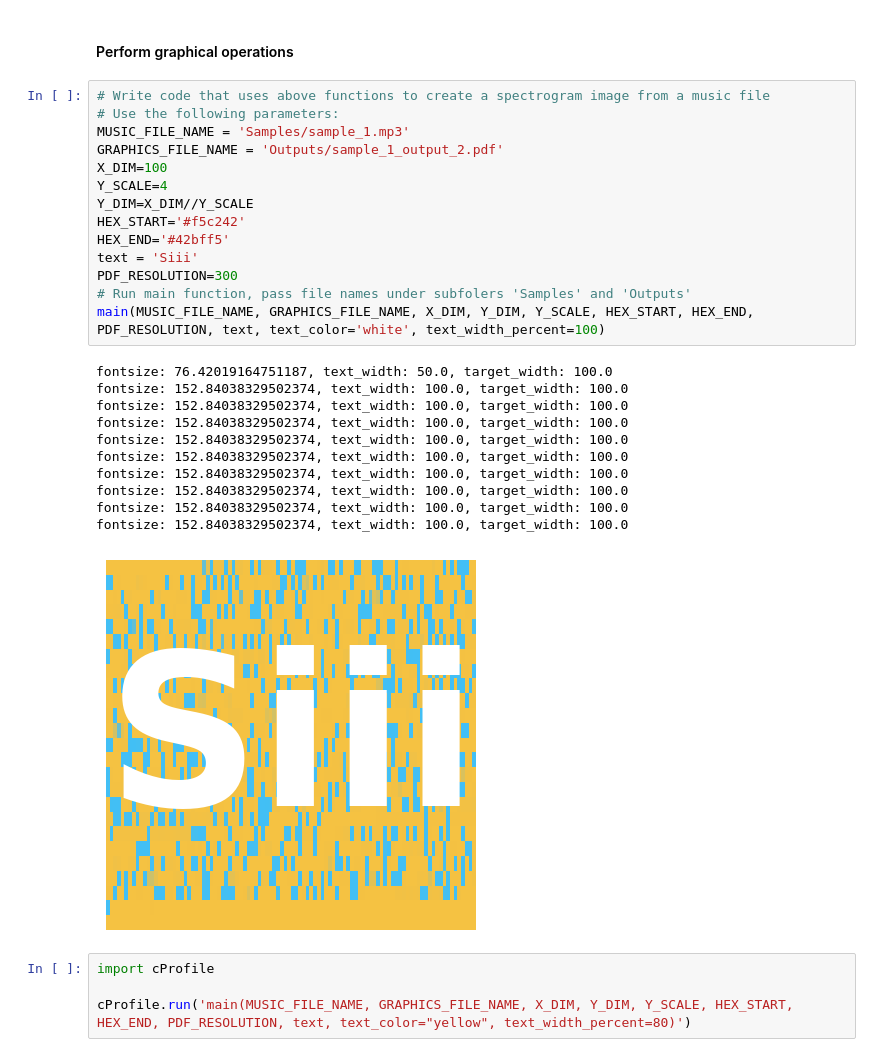
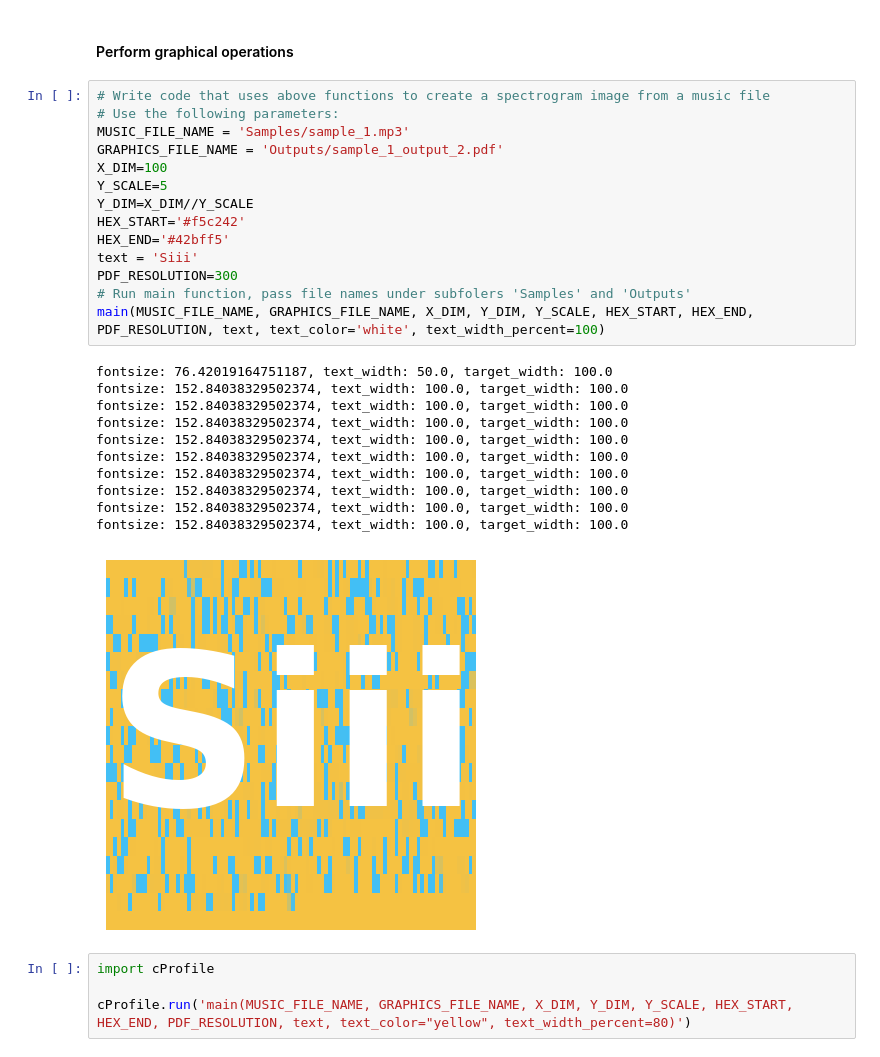
Before and after one commit to lionnus/SpectraStitch, a Jupyter notebook: SpectraStitch-Playground.ipynb, the cells around one changed output. Saved outputs shown, nothing was run; the diff lists cells and outputs as text.

```diff
--- a/SpectraStitch-Playground.ipynb
+++ b/SpectraStitch-Playground.ipynb
@@ -156,29 +156,29 @@ def main(MUSIC_FILE_NAME, GRAPHICS_FILE_NAME, X_DIM, Y_DIM, Y_SCALE, HEX_START,
 # %%
 # Write code that uses above functions to create a spectrogram image from a music file
 # Use the following parameters:
 MUSIC_FILE_NAME = 'Samples/sample_1.mp3'
 GRAPHICS_FILE_NAME = 'Outputs/sample_1_output_2.pdf'
 X_DIM=100
-Y_SCALE=4
+Y_SCALE=5
 Y_DIM=X_DIM//Y_SCALE
 HEX_START='#f5c242'
 HEX_END='#42bff5'
 text = 'Siii'
 PDF_RESOLUTION=300
 # Run main function, pass file names under subfolers 'Samples' and 'Outputs'
 main(MUSIC_FILE_NAME, GRAPHICS_FILE_NAME, X_DIM, Y_DIM, Y_SCALE, HEX_START, HEX_END, PDF_RESOLUTION, text, text_color='white', text_width_percent=100)
 # %% [output]
 fontsize: 76.42019164751187, text_width: 50.0, target_width: 100.0
 fontsize: 152.84038329502374, text_width: 100.0, target_width: 100.0
 fontsize: 152.84038329502374, text_width: 100.0, target_width: 100.0
 fontsize: 152.84038329502374, text_width: 100.0, target_width: 100.0
 fontsize: 152.84038329502374, text_width: 100.0, target_width: 100.0
 fontsize: 152.84038329502374, text_width: 100.0, target_width: 100.0
 fontsize: 152.84038329502374, text_width: 100.0, target_width: 100.0
 fontsize: 152.84038329502374, text_width: 100.0, target_width: 100.0
 fontsize: 152.84038329502374, text_width: 100.0, target_width: 100.0
 fontsize: 152.84038329502374, text_width: 100.0, target_width: 100.0
-[figure, old version]
+[figure, new version]
 # %%
 import cProfile
 
```
